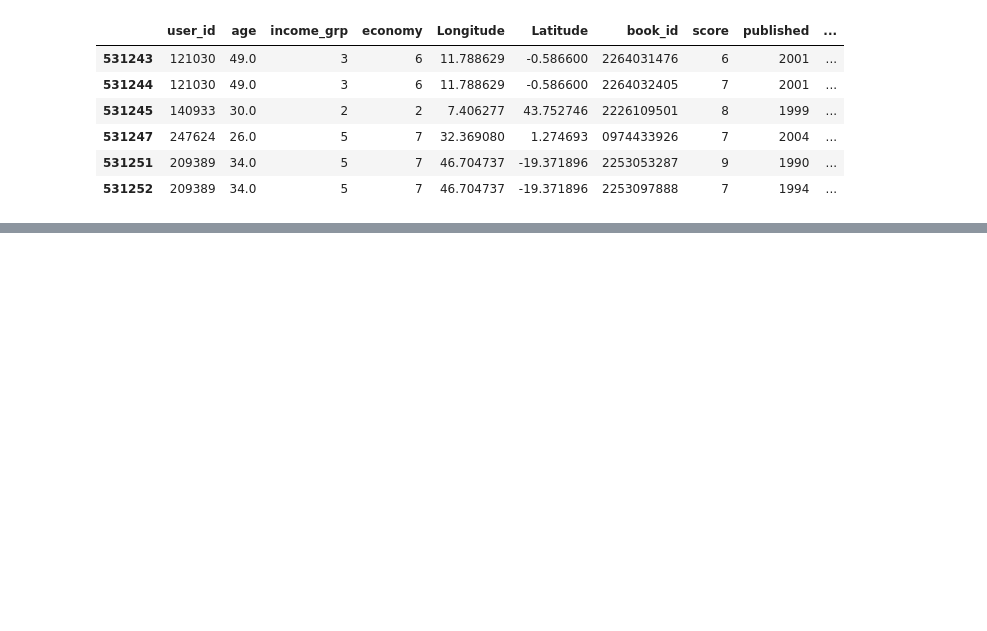
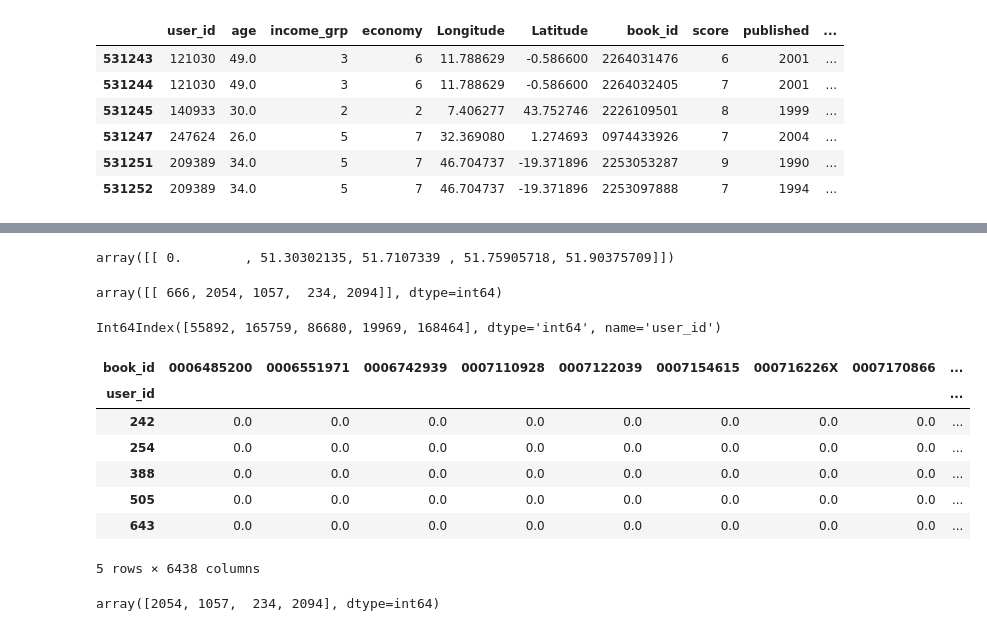
Before and after one commit to SanzharT/Books-Recommender-System, a Jupyter notebook: Books_recommender.ipynb, the cells around one changed output, grey strips where cells are left out. Cells and saved outputs as stored; diff of their text form; code cells hidden in the pictures; blank space fills up the shorter version.

Commit message:
Nearest neighbor model implemented.
Nearest neighbor model implemented in order to find similar users.

```diff
--- a/Books_recommender.ipynb
+++ b/Books_recommender.ipynb
@@ -87,0 +104,12 @@ df.tail(6)
+# %%
+by_book = pd.DataFrame(df.groupby('book_id')['user_id'].count().sort_values(ascending = False)).reset_index()
+by_book = by_book.rename(columns={'user_id': 'count'})
+by_book = by_book[by_book['count'] >= 5]
+# %%
+by_user = pd.DataFrame(df.groupby('user_id')['book_id'].count().sort_values(ascending = False)).reset_index()
+by_user = by_user.rename(columns={'book_id': 'count'})
+by_user = by_user[by_user['count'] >= 10]
+# %%
+df = df[(df['user_id'].isin(by_user['user_id'].unique())) & (df['book_id'].isin(by_book['book_id'].unique()))].copy()
+# %%
+user_book_pivot = df.pivot_table(columns='book_id',index='user_id', values='score').fillna(0)
@@ -87,0 +134,13 @@ df.tail(6)
+# %%
+distances
+# %% [output]
+array([[ 0.        , 51.30302135, 51.7107339 , 51.75905718, 51.90375709]])
+# %%
+suggestions
+# %% [output]
+array([[ 666, 2054, 1057,  234, 2094]], dtype=int64)
+# %%
+for i in range(len(suggestions)):
+    print(user_book_pivot.index[suggestions[i]])
+# %% [output]
+Int64Index([55892, 165759, 86680, 19969, 168464], dtype='int64', name='user_id')
@@ -87,0 +149,11 @@ df.tail(6)
+# %%
+user_book_pivot.head()
+# %% [output]
+| book_id | 0006485200 | 0006551971 | 0006742939 | 0007110928 | 0007122039 | 0007154615 | 000716226X | 0007170866 | ... |
+| user_id |  |  |  |  |  |  |  |  | ... |
+| 242 | 0.0 | 0.0 | 0.0 | 0.0 | 0.0 | 0.0 | 0.0 | 0.0 | ... |
+| 254 | 0.0 | 0.0 | 0.0 | 0.0 | 0.0 | 0.0 | 0.0 | 0.0 | ... |
+| 388 | 0.0 | 0.0 | 0.0 | 0.0 | 0.0 | 0.0 | 0.0 | 0.0 | ... |
+| 505 | 0.0 | 0.0 | 0.0 | 0.0 | 0.0 | 0.0 | 0.0 | 0.0 | ... |
+| 643 | 0.0 | 0.0 | 0.0 | 0.0 | 0.0 | 0.0 | 0.0 | 0.0 | ... |
+5 rows × 6438 columns
@@ -87,0 +168,4 @@ df.tail(6)
+# %%
+suggestions
+# %% [output]
+array([2054, 1057,  234, 2094], dtype=int64)
```
Also changed, not shown: parts of 15 cells of this notebook.
